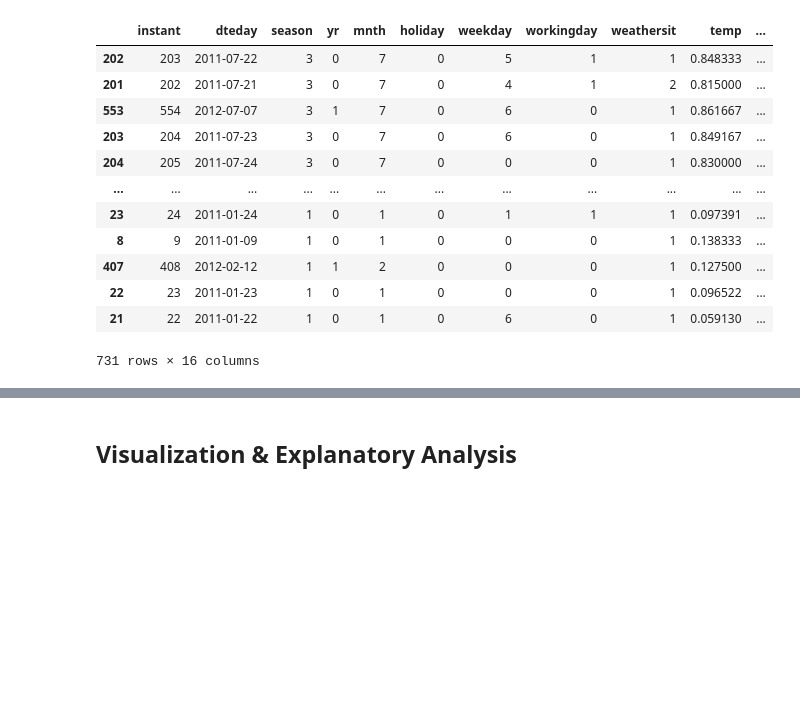
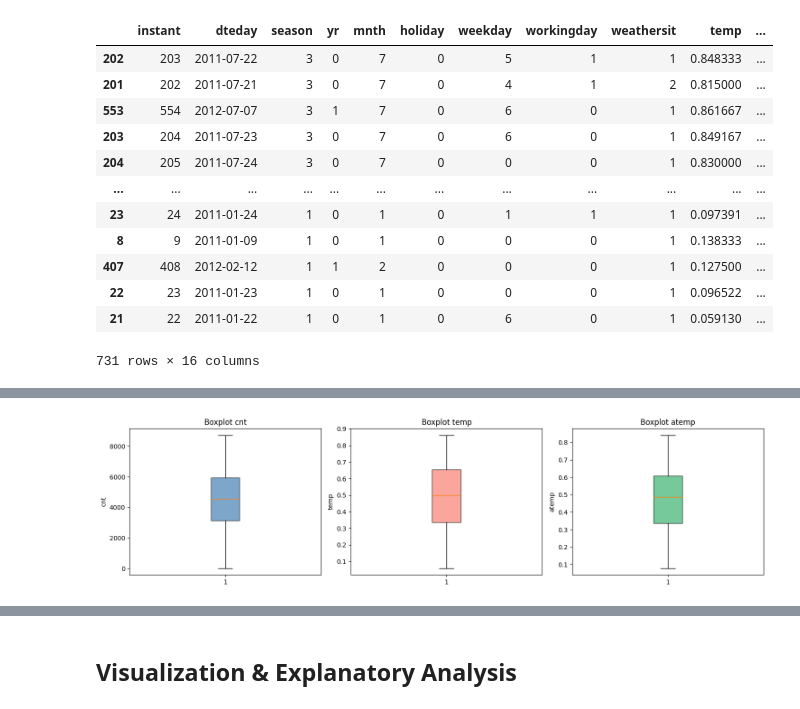
Before and after one commit to Masfikar92/Analisis-Penyewaan-Sepeda, a Jupyter notebook: Proyek_Analisis_Data.ipynb, the cells around one changed output, grey strips where cells are left out. Cells and saved outputs as stored; diff of their text form; code cells hidden in the pictures; blank space fills up the shorter version.

```diff
--- a/Proyek_Analisis_Data.ipynb
+++ b/Proyek_Analisis_Data.ipynb
@@ -284,0 +339,13 @@ df_day.sort_values(by="atemp", ascending=False)
+# %%
+fig, axes = plt.subplots(1, 3, figsize=(15, 4))
+cols  = ['cnt', 'temp', 'atemp']
+colors = ['steelblue', 'salmon', 'mediumseagreen']
+for ax, col, color in zip(axes, cols, colors):
+    ax.boxplot(df_day[col], patch_artist=True,
+               boxprops=dict(facecolor=color, alpha=0.7))
+    ax.set_title(f'Boxplot {col}')
+    ax.set_ylabel(col)
+plt.tight_layout()
+plt.show()
+# %% [output]
+[figure, added]
```
Also changed, not shown: parts of 50 cells of this notebook, 1 other file.
